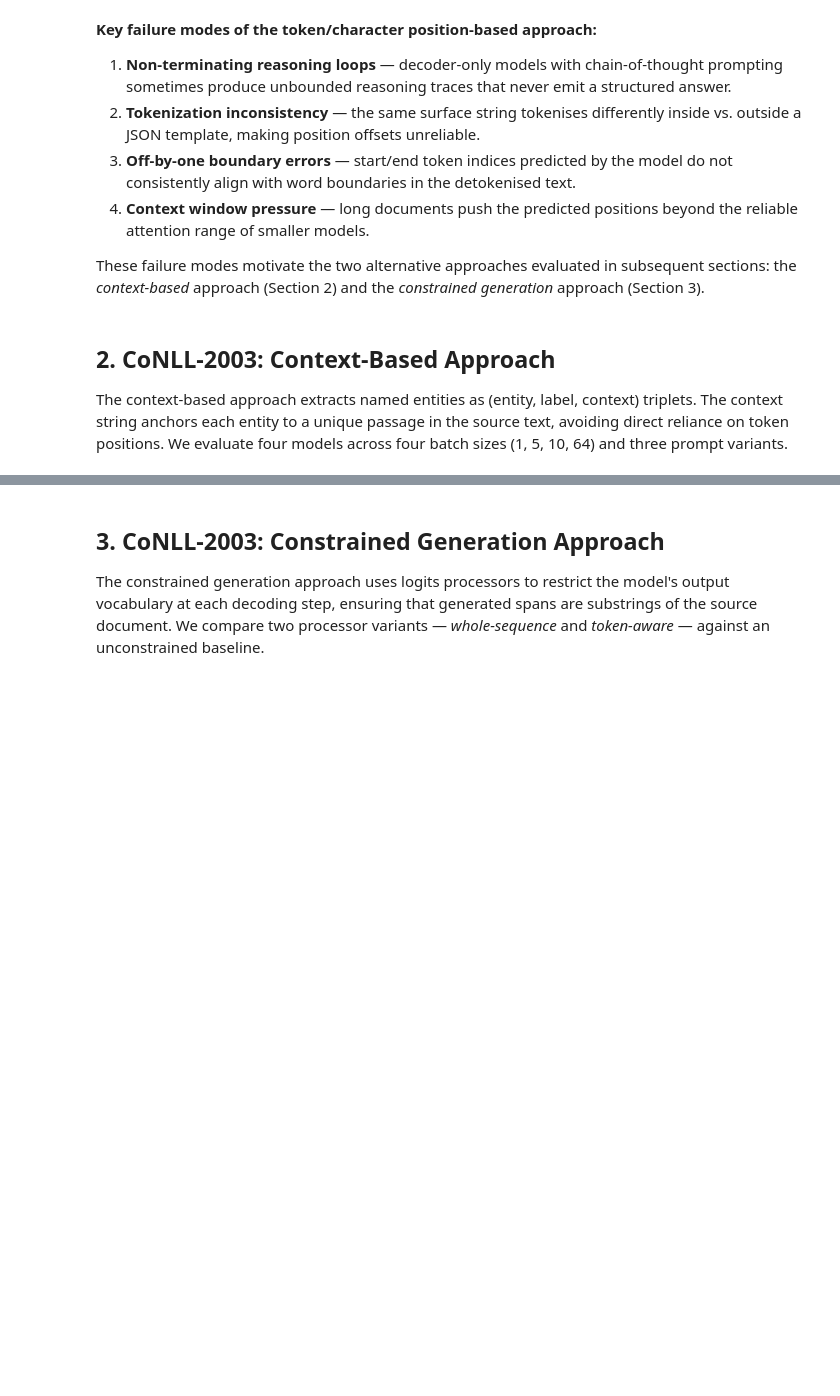
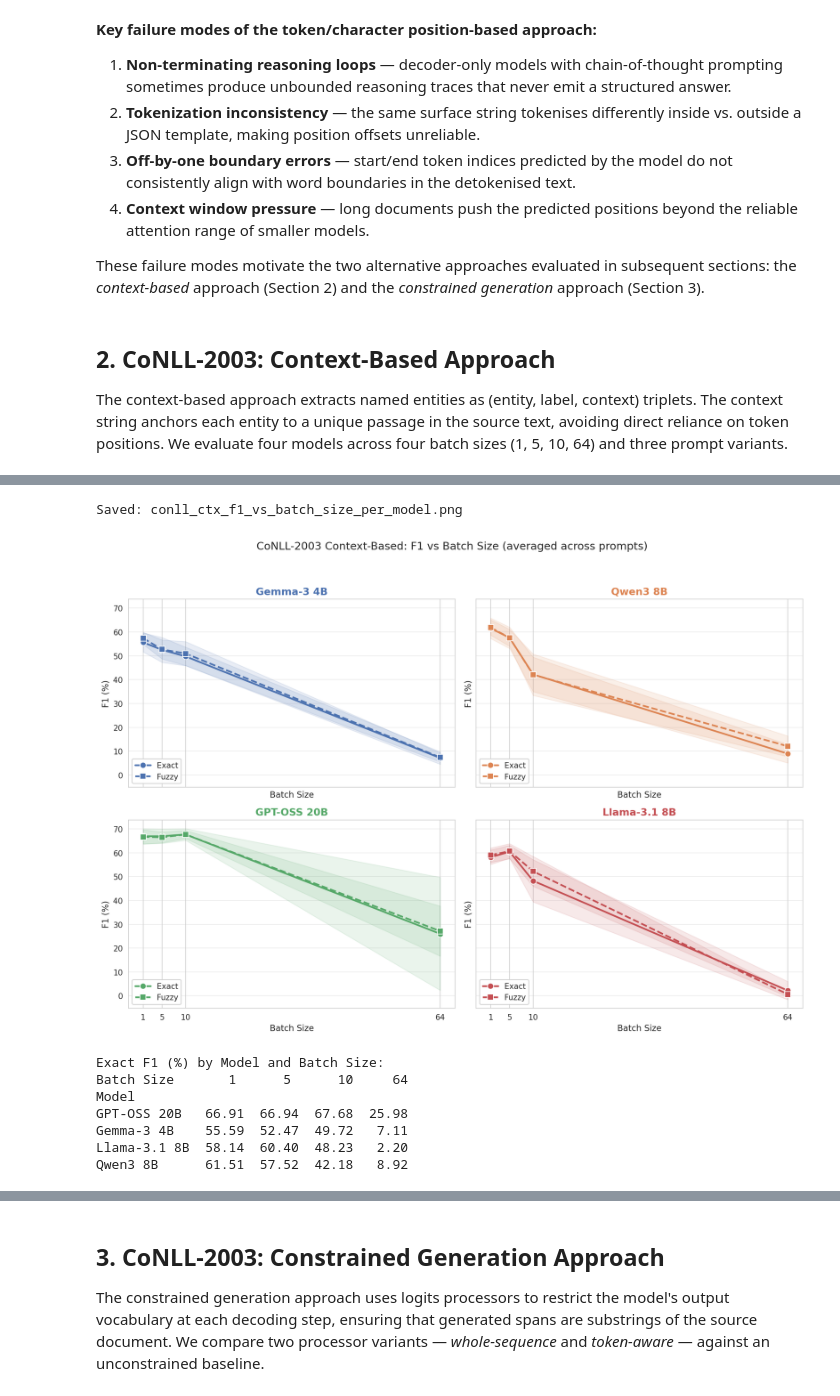
Before and after one commit to stulcrad/master_thesis, a Jupyter notebook: Notebooks/Experiment_analysis.ipynb, the cells around one changed output, grey strips where cells are left out. Drawn from its saved outputs; the diff is of its cells as text; code cells hidden in the pictures; blank space fills up the shorter version.

Commit message:
Plots and analysis

```diff
--- a/Notebooks/Experiment_analysis.ipynb
+++ b/Notebooks/Experiment_analysis.ipynb
@@ -24,7 +24,7 @@ plt.rcParams.update({
 })
 sns.set_style('whitegrid')
 
-BASE = Path('/home/stulcrad/master_thesis/Experiment_results')
+BASE = Path('/mnt/c/Users/radek/master_thesis/Experiment_results')
 PLOTS = BASE / 'Plots'
 PLOTS.mkdir(exist_ok=True)
 
@@ -185,7 +185,7 @@ The token/character position-based approach was the first candidate explored. It
 # %%
 import os
 
-screenshot_dir = Path('screenshots')
+screenshot_dir = Path('/mnt/c/Users/radek/master_thesis/screenshots')
 screenshots = {
     'json_tokens_correct.png': 'Tokenization with JSON: correct',
     'example_of_looping.png': 'Non-terminating reasoning loop',
@@ -242,42 +326,73 @@ print("Models:", sorted(ctx_exact['model_short'].unique()))
 # %%
+# F1 vs batch size, averaged across prompts to reduce visual clutter.
+# Shaded regions show the standard deviation across iterations (combined across prompts).
+
 ctx_models = ['Gemma-3 4B', 'Qwen3 8B', 'GPT-OSS 20B', 'Llama-3.1 8B']
 batch_sizes = [1, 5, 10, 64]
 
-fig, axes = plt.subplots(2, 2, figsize=(13, 9), sharex=True)
+fig, axes = plt.subplots(2, 2, figsize=(13, 9), sharex=True, sharey=True)
 axes = axes.flatten()
 
 for idx, model in enumerate(ctx_models):
     ax = axes[idx]
-    for match_type, df, ls, label in [
-        ('exact', ctx_exact, '-', 'Exact'),
-        ('fuzzy', ctx_fuzzy, '--', 'Fuzzy'),
+    for match_type, df, ls, label, marker in [
+        ('exact', ctx_exact, '-', 'Exact', 'o'),
+        ('fuzzy', ctx_fuzzy, '--', 'Fuzzy', 's'),
     ]:
         sub = df[df['model_short'] == model].copy()
         agg = sub.groupby('batch_size').agg(
             f1_mean=('main_f1_pct', 'mean'),
             f1_std=('main_f1_pct', 'std'),
-            f1_std_col=('main_f1_std_pct', 'mean'),
+            f1_iter_std=('main_f1_std_pct', 'mean'),
         ).reindex(batch_sizes)
 
         f1s = agg['f1_mean'].values
-        stds = agg['f1_std_col'].fillna(agg['f1_std'].fillna(0)).values
+        # Combine variability across prompts and iterations
+        stds = np.sqrt(agg['f1_std'].fillna(0).values**2 + agg['f1_iter_std'].fillna(0).values**2)
 
         color = MODEL_COLORS.get(model, 'gray')
-        ax.plot(batch_sizes, f1s, marker='o', linestyle=ls, color=color, linewidth=2, label=label)
-        for i, bs in enumerate(batch_sizes):
-            if bs < 64 and not np.isnan(f1s[i]) and stds[i] > 0:
-                ax.errorbar(bs, f1s[i], yerr=stds[i], fmt='none', color=color,
-                            capsize=4, alpha=0.6)
+        ax.plot(batch_sizes, f1s, marker=marker, linestyle=ls,
+                color=color, linewidth=2.2, label=label,
+                markersize=8, markeredgecolor='white', markeredgewidth=1)
 
-    ax.set_title(model, fontweight='bold')
+        # Shaded confidence band (mean ± std)
+        valid = ~np.isnan(f1s)
+        if valid.any():
+            ax.fill_between(np.array(batch_sizes)[valid],
+                            (f1s - stds)[valid], (f1s + stds)[valid],
+                            color=color, alpha=0.12)
+
+    ax.set_title(model, fontweight='bold', color=MODEL_COLORS.get(model, 'black'))
     ax.set_xlabel('Batch Size')
     ax.set_ylabel('F1 (%)')
     ax.set_xticks(batch_sizes)
     ax.set_xticklabels(['1', '5', '10', '64'])
     ax.yaxis.grid(True, alpha=0.4)
     ax.set_axisbelow(True)
-    ax.legend()
+    ax.legend(loc='lower left', framealpha=0.95)
 
-plt.suptitle('CoNLL-2003 Context-Based: F1 vs Batch Size (per model)', fontsize=14, y=1.01)
-plt.tight_layout()
+plt.suptitle('CoNLL-2003 Context-Based: F1 vs Batch Size (averaged across prompts)',
+             fontsize=14, y=1.005)
+plt.tight_layout(rect=[0, 0, 1, 0.97])
 save_fig(fig, 'conll_ctx_f1_vs_batch_size_per_model')
+
+# Show a table of the exact F1 values for each model and batch size, averaged across prompts, to complement the plot.
+table_data = []
+for model in ctx_models:
+    for bs in batch_sizes:
+        sub = ctx_exact[(ctx_exact['model_short'] == model) & (ctx_exact['batch_size'] == bs)]
+        f1_mean = sub['main_f1_pct'].mean()
+        table_data.append({'Model': model, 'Batch Size': bs, 'Exact F1 (%)': f1_mean})
+table_df = pd.DataFrame(table_data)
+print("\nExact F1 (%) by Model and Batch Size:")
+print(table_df.pivot(index='Model', columns='Batch Size', values='Exact F1 (%)').round(2))
+# %% [output]
+Saved: conll_ctx_f1_vs_batch_size_per_model.png
+[figure, added]
+Exact F1 (%) by Model and Batch Size:
+Batch Size       1      5      10     64
+Model
+GPT-OSS 20B   66.91  66.94  67.68  25.98
+Gemma-3 4B    55.59  52.47  49.72   7.11
+Llama-3.1 8B  58.14  60.40  48.23   2.20
+Qwen3 8B      61.51  57.52  42.18   8.92
```
Also changed, not shown: parts of 33 cells of this notebook, 25 other files.
